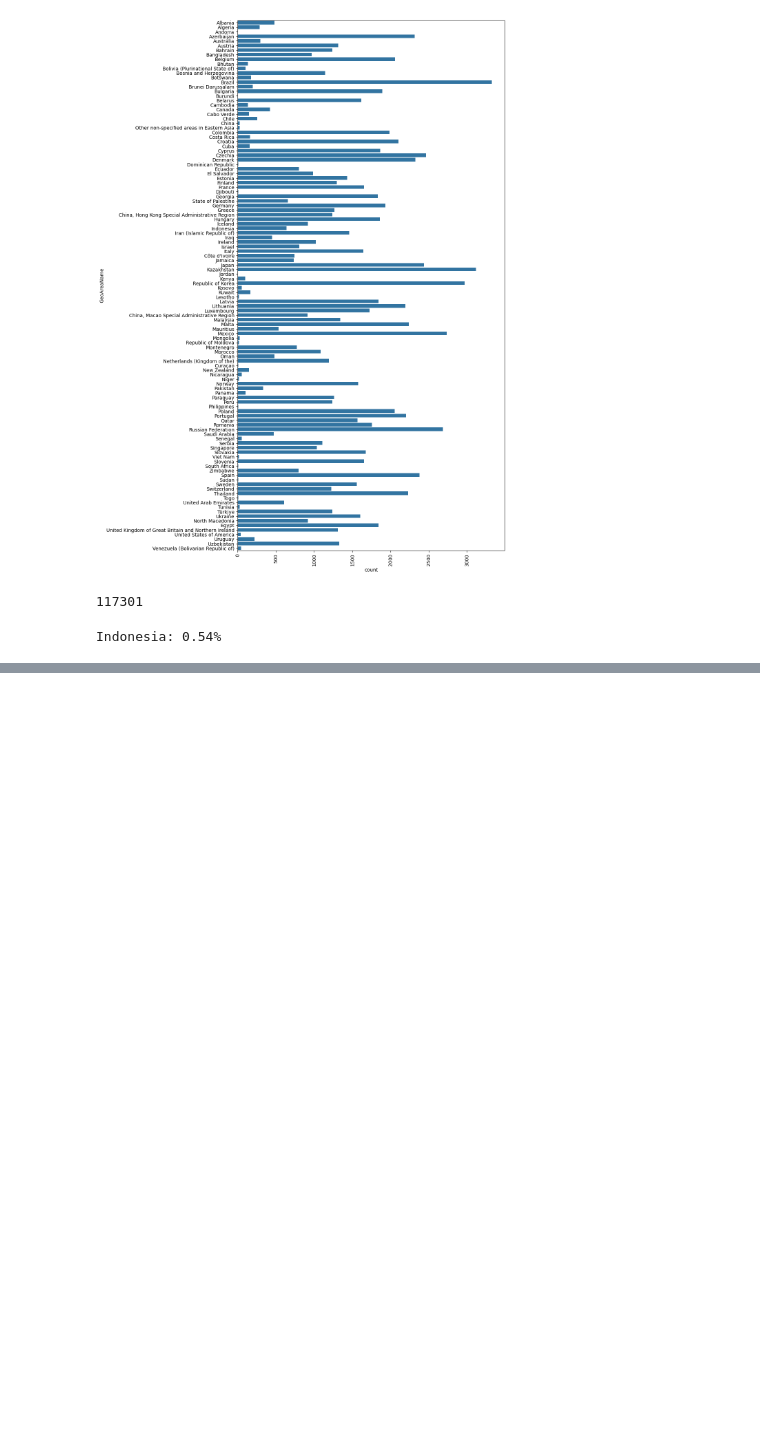
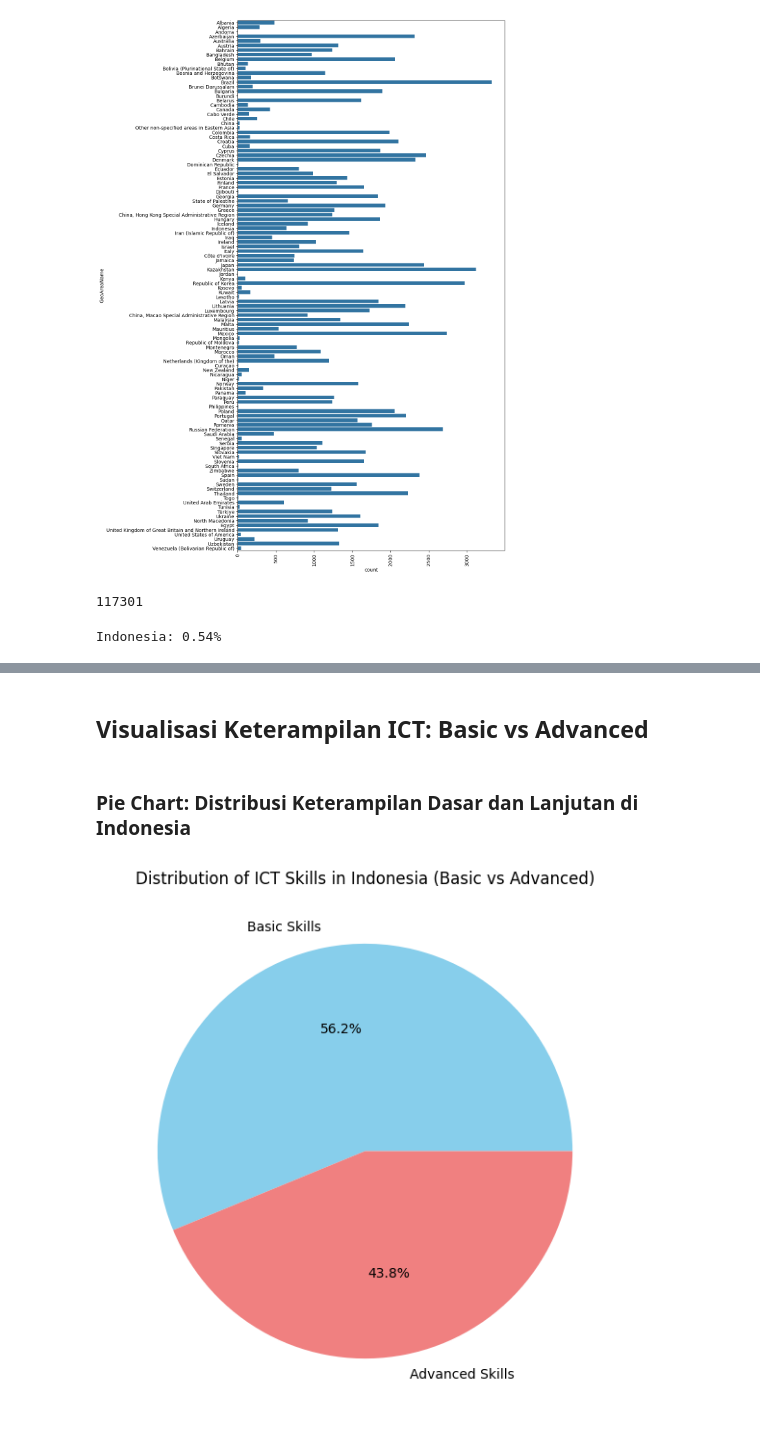
Before and after one commit to novelxv/Analisis-Kesenjangan-Pendidikan-dan-Keterampilan-di-Indonesia-dalam-Konteks-Global, a Jupyter notebook: src/sdg_indicator_4.4.1_ict_skills_analysis.ipynb, the cells around one changed output, grey strips where cells are left out. Saved outputs shown, nothing was run; the diff lists cells and outputs as text; code cells hidden in the pictures; blank space fills up the shorter version.

Commit message:
feat(4.4): add visualizations

```diff
--- a/src/sdg_indicator_4.4.1_ict_skills_analysis.ipynb
+++ b/src/sdg_indicator_4.4.1_ict_skills_analysis.ipynb
@@ -238,0 +284,28 @@ data_441_indonesia
+# %%
+# Filter data for basic and advanced skills
+basic_skills = ['ARSP', 'COPA', 'DLDONLD', 'EMAIL', 'EPRS', 'GSINF', 'GSPUR', 'HLTHINF', 'INST', 'INTBNK', 'SNTWK', 'VOIP', 'VRFY']
+advanced_skills = ['FONLCRS', 'ONLCNS', 'ONLSFT', 'PCPR', 'PRVCY', 'SCRTY', 'SOFT', 'TRAF', 'UPLD']
+
+# Filter data for world
+data_world_basic = data_441[data_441['Type of skill'].isin(basic_skills)]
+data_world_advanced = data_441[data_441['Type of skill'].isin(advanced_skills)]
+
+# Filter data for Indonesia
+data_indonesia_basic = data_441_indonesia[data_441_indonesia['Type of skill'].isin(basic_skills)]
+data_indonesia_advanced = data_441_indonesia[data_441_indonesia['Type of skill'].isin(advanced_skills)]
+# %% [markdown]
+## Visualisasi Keterampilan ICT: Basic vs Advanced
+# %% [markdown]
+### Pie Chart: Distribusi Keterampilan Dasar dan Lanjutan di Indonesia
+# %%
+# Calculate the total percentage of basic and advanced skills in Indonesia
+indonesia_basic_total = data_indonesia_basic['Value'].mean()
+indonesia_advanced_total = data_indonesia_advanced['Value'].mean()
+
+# Pie chart for Indonesia
+plt.figure(figsize=(7, 7))
+plt.pie([indonesia_basic_total, indonesia_advanced_total], labels=['Basic Skills', 'Advanced Skills'], autopct='%1.1f%%', colors=['skyblue', 'lightcoral'])
+plt.title("Distribution of ICT Skills in Indonesia (Basic vs Advanced)")
+plt.show()
+# %% [output]
+[figure, added]
```
Also changed, not shown: parts of 16 cells of this notebook.
